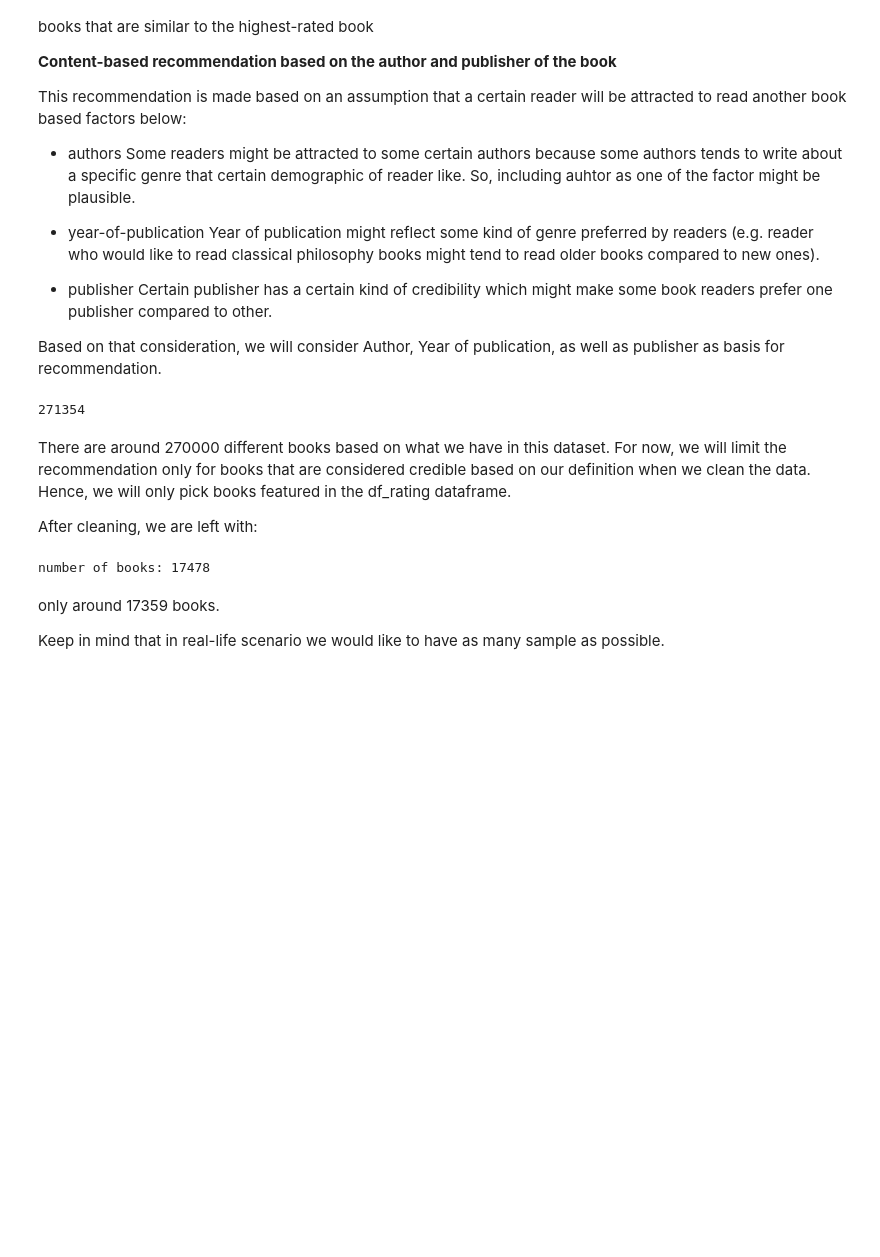
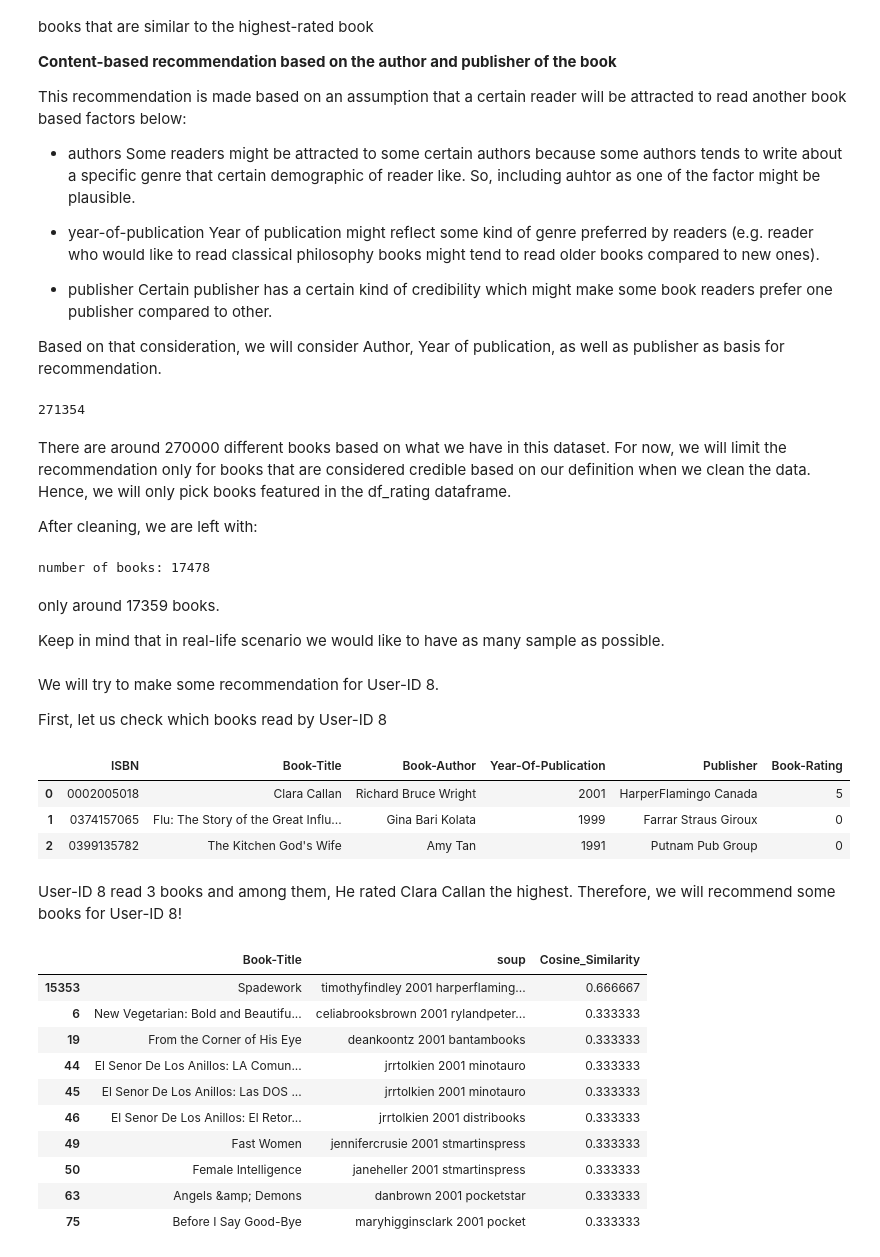
Before and after one commit to Navneet-Nicer/Book-Recommendation-System, a Jupyter notebook: Unsupervised_ML_Book_Recommendation_System3.ipynb, the cells around one changed output. Saved outputs shown, nothing was run; the diff lists cells and outputs as text; code cells hidden in the pictures; blank space fills up the shorter version.

```diff
--- a/Unsupervised_ML_Book_Recommendation_System3.ipynb
+++ b/Unsupervised_ML_Book_Recommendation_System3.ipynb
@@ -297,0 +318,68 @@ Keep in mind that in real-life scenario we would like to have as many sample as
+# %%
+# Compute the Cosine Similarity matrix based on the count_matrix
+from sklearn.metrics.pairwise import cosine_similarity
+
+cosine_sim2 = cosine_similarity(count_matrix, count_matrix)
+# %%
+df2 = df_books_preprocess.reset_index()
+indices = pd.Series(df2.index, index=df2['ISBN'])
+# %%
+def recommend_books(ISBN, cosine_sim):
+    # Get the index of the books that matches the ISBN
+    idx = indices[ISBN]
+
+    # Get the pairwsie similarity scores of all books with that book
+    sim_scores = list(enumerate(cosine_sim[idx]))
+
+    # Sort the books based on the similarity scores
+    sim_scores = sorted(sim_scores, key=lambda x: x[1], reverse=True)
+
+
+    # Get the scores of the 10 most similar books
+    sim_scores = sim_scores[1:11]
+
+    # Get the book indices
+    book_indices = [i[0] for i in sim_scores]
+
+    # Return the top 10 most similar books
+    return df2[['Book-Title','soup']].iloc[book_indices], sim_scores
+
+def get_recommendations(userid, cosine_sim):
+    #userid = str(userid)
+    ISBN = df_rating['ISBN'].loc[df_rating[df_rating['User-ID'] == userid]['Book-Rating'].idxmax()]
+
+    recommendation, sim_score = recommend_books(ISBN, cosine_sim)
+
+    df_recommend = pd.DataFrame(recommendation)
+    df_recommend['Cosine_Similarity'] = sim_score
+    df_recommend['Cosine_Similarity'] = df_recommend['Cosine_Similarity'].apply(lambda x: x[1])
+
+    return df_recommend
+# %% [markdown]
+We will try to make some recommendation for User-ID 8.
+
+First, let us check which books read by User-ID 8
+# %%
+pd.concat([df_books[df_books['ISBN'].isin(list(df_rating[df_rating['User-ID'] == 8]['ISBN']))].reset_index(drop=True),df_rating[df_rating['User-ID'] == 8]['Book-Rating'].reset_index(drop=True)], axis = 1)
+# %% [output]
+|  | ISBN | Book-Title | Book-Author | Year-Of-Publication | Publisher | Book-Rating |
+| 0 | 0002005018 | Clara Callan | Richard Bruce Wright | 2001 | HarperFlamingo Canada | 5 |
+| 1 | 0374157065 | Flu: The Story of the Great Influ... | Gina Bari Kolata | 1999 | Farrar Straus Giroux | 0 |
+| 2 | 0399135782 | The Kitchen God's Wife | Amy Tan | 1991 | Putnam Pub Group | 0 |
+# %% [markdown]
+User-ID 8 read 3 books and among them, He rated Clara Callan the highest. Therefore, we will recommend some books for User-ID 8!
+# %%
+df_recommend = get_recommendations(8, cosine_sim2)
+df_recommend
+# %% [output]
+|  | Book-Title | soup | Cosine_Similarity |
+| 15353 | Spadework | timothyfindley 2001 harperflaming... | 0.666667 |
+| 6 | New Vegetarian: Bold and Beautifu... | celiabrooksbrown 2001 rylandpeter... | 0.333333 |
+| 19 | From the Corner of His Eye | deankoontz 2001 bantambooks | 0.333333 |
+| 44 | El Senor De Los Anillos: LA Comun... | jrrtolkien 2001 minotauro | 0.333333 |
+| 45 | El Senor De Los Anillos: Las DOS ... | jrrtolkien 2001 minotauro | 0.333333 |
+| 46 | El Senor De Los Anillos: El Retor... | jrrtolkien 2001 distribooks | 0.333333 |
+| 49 | Fast Women | jennifercrusie 2001 stmartinspress | 0.333333 |
+| 50 | Female Intelligence | janeheller 2001 stmartinspress | 0.333333 |
+| 63 | Angels &amp; Demons | danbrown 2001 pocketstar | 0.333333 |
+| 75 | Before I Say Good-Bye | maryhigginsclark 2001 pocket | 0.333333 |
```
Also changed, not shown: parts of 9 cells of this notebook.
